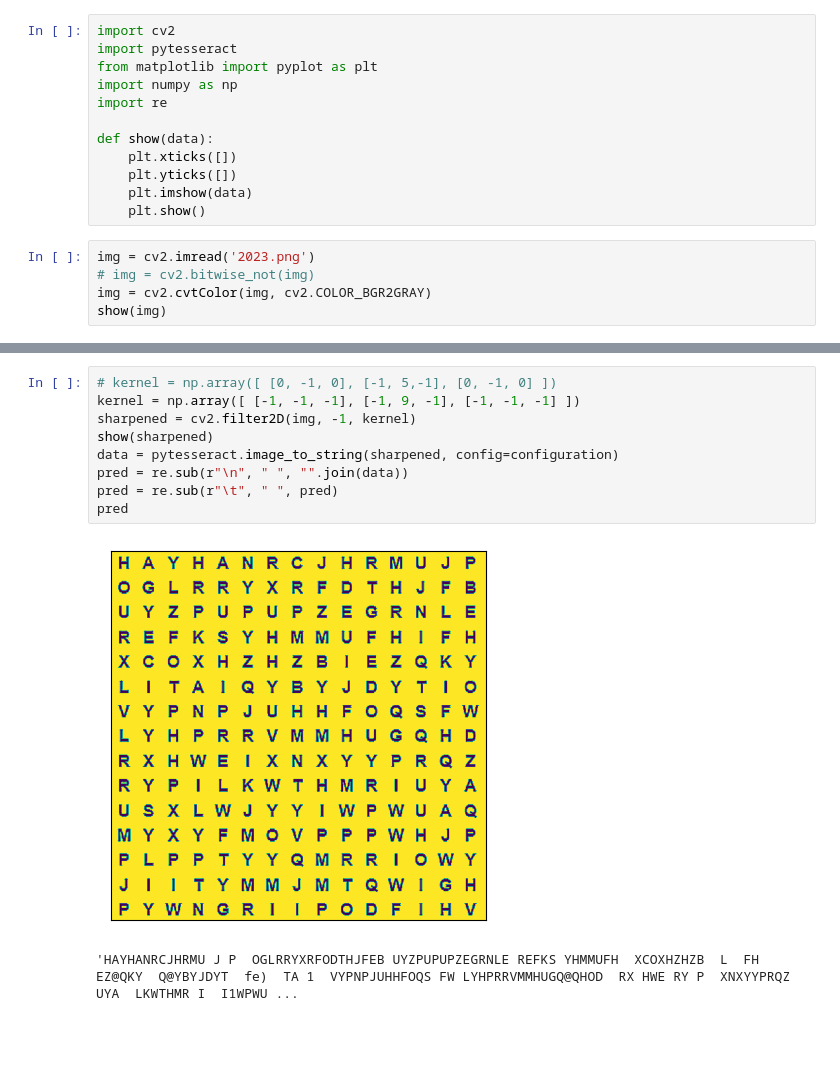
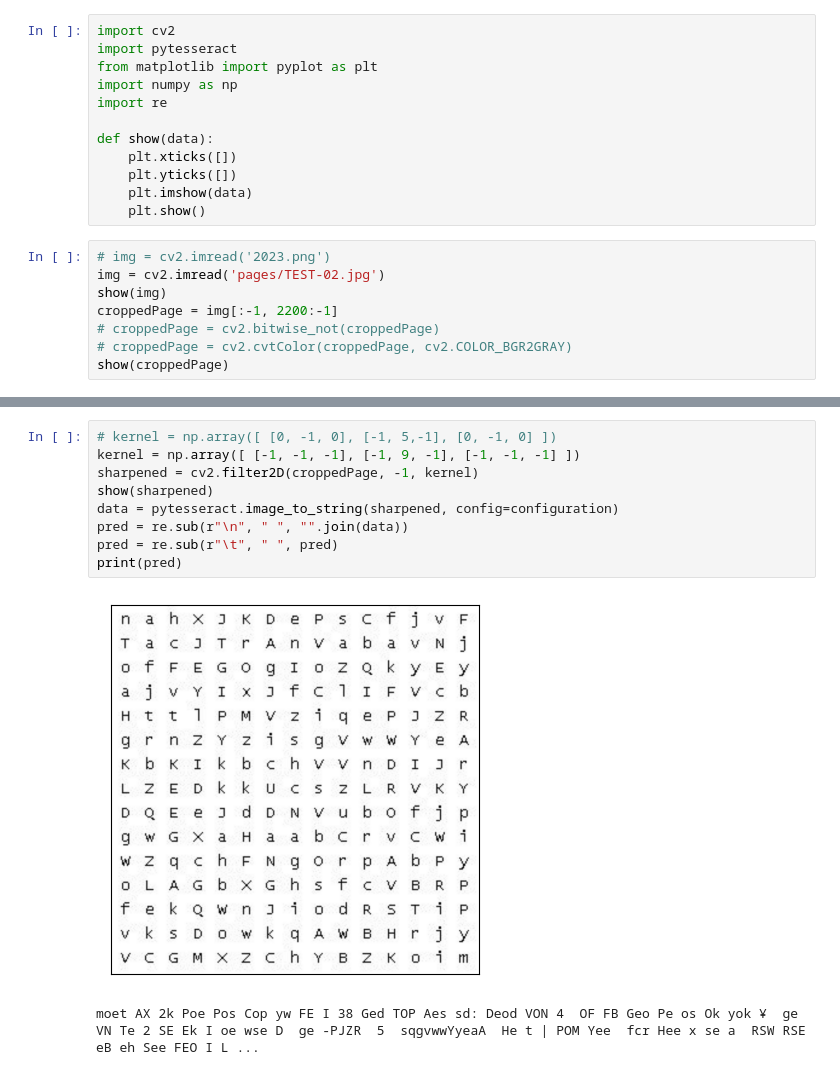
Before and after one commit to jerrymannel/ml_findsanta, a Jupyter notebook: findSanta.ipynb, the cells around one changed output, grey strips where cells are left out. Drawn from its saved outputs; the diff is of its cells as text; blank space fills up the shorter version.

```diff
--- a/findSanta.ipynb
+++ b/findSanta.ipynb
@@ -11,8 +11,11 @@ def show(data):
 	plt.imshow(data)
 	plt.show()
 # %%
-img = cv2.imread('2023.png')
-# img = cv2.bitwise_not(img)
-img = cv2.cvtColor(img, cv2.COLOR_BGR2GRAY)
+# img = cv2.imread('2023.png')
+img = cv2.imread('pages/TEST-02.jpg')
 show(img)
+croppedPage = img[:-1, 2200:-1]
+# croppedPage = cv2.bitwise_not(croppedPage)
+# croppedPage = cv2.cvtColor(croppedPage, cv2.COLOR_BGR2GRAY)
+show(croppedPage)
 # %% [output]
@@ -25,12 +29,12 @@ img.shape
 # %%
 # kernel = np.array([ [0, -1, 0], [-1, 5,-1], [0, -1, 0] ])
 kernel = np.array([ [-1, -1, -1], [-1, 9, -1], [-1, -1, -1] ])
-sharpened = cv2.filter2D(img, -1, kernel)
+sharpened = cv2.filter2D(croppedPage, -1, kernel)
 show(sharpened)
 data = pytesseract.image_to_string(sharpened, config=configuration)
 pred = re.sub(r"\n", " ", "".join(data))
 pred = re.sub(r"\t", " ", pred)
-pred
+print(pred)
 # %% [output]
-[figure, old version]
+[figure, new version]
-'HAYHANRCJHRMU J P  OGLRRYXRFODTHJFEB UYZPUPUPZEGRNLE REFKS YHMMUFH  XCOXHZHZB  L  FH  EZ@QKY  Q@YBYJDYT  fe)  TA 1  VYPNPJUHHFOQS FW LYHPRRVMMHUGQ@QHOD  RX HWE RY P  XNXYYPRQZ  UYA  LKWTHMR I  I1WPWU ...
+moet AX 2k Poe Pos Cop yw FE I 38 Ged TOP Aes sd: Deod VON 4  OF FB Geo Pe os Ok yok ¥  ge VN Te 2 SE Ek I oe wse D  ge -PJZR  5  sqgvwwYyeaA  He t | POM Yee  fcr Hee x se a  RSW RSE eB eh See FEO I L ...
```
Also changed, not shown: parts of 2 cells of this notebook, 5 other files.
